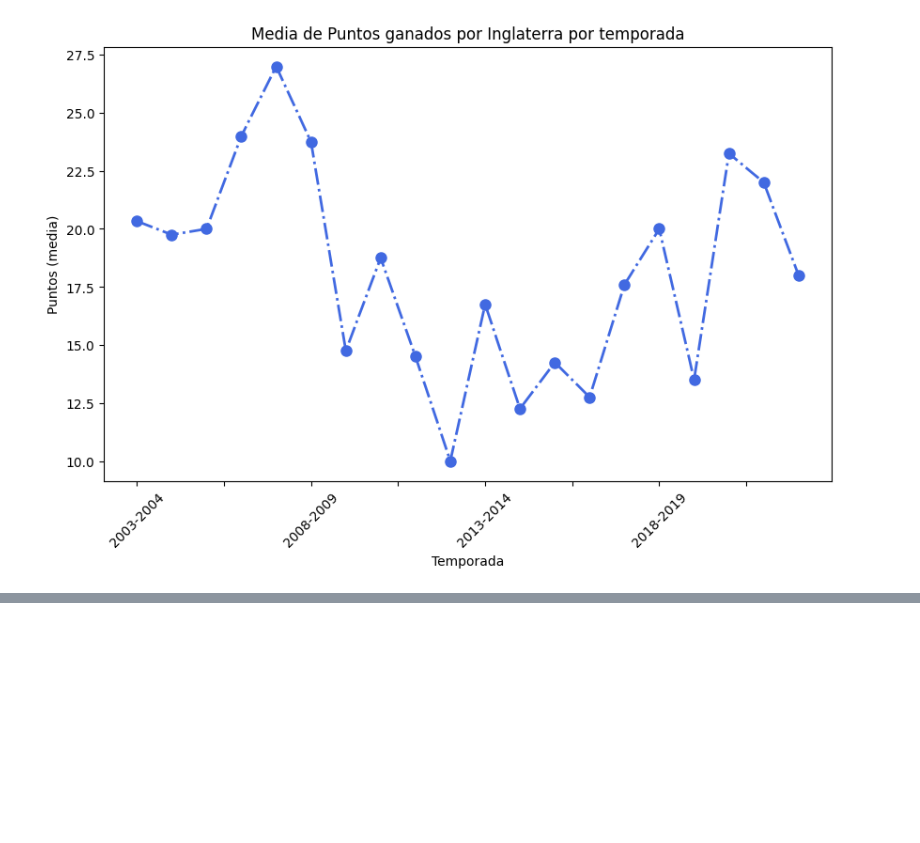
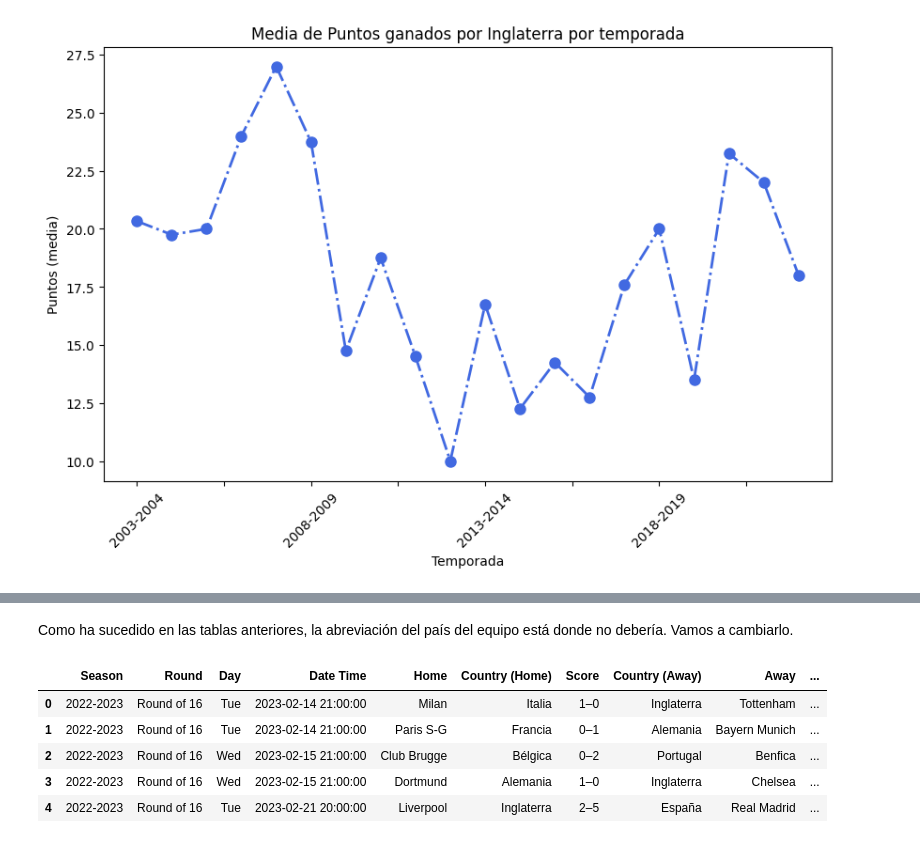
Before and after one commit to lauralardies/uefa_analisis, a Jupyter notebook: UEFA/analisis/limpieza.ipynb, the cells around one changed output, grey strips where cells are left out. Cells and saved outputs as stored; diff of their text form; code cells hidden in the pictures; blank space fills up the shorter version.

```diff
--- a/UEFA/analisis/limpieza.ipynb
+++ b/UEFA/analisis/limpieza.ipynb
@@ -492,0 +597,41 @@ plt.show()
+# %% [markdown]
+Como ha sucedido en las tablas anteriores, la abreviación del país del equipo está donde no debería. Vamos a cambiarlo.
+# %%
+# Donde almacenaremos los paises para agregar al dataframe como nueva columna
+paises_home = []
+paises_away = []
+
+# Iteramos sobre la columna 'Home'
+for i, equipo in enumerate(partidos['Home']):
+    # Iteramos sobre el diccionario de paises
+    for key, value in paises_dict.items():
+        # Si el nombre del equipo comienza o termina con el valor del diccionario, pero primero verificamos que sea un string
+        if (equipo.startswith(value) or equipo.endswith(value)):
+            partidos.loc[i, 'Home'] = equipo.replace(value, '')
+            paises_home.append(key)
+            break
+
+# Iteramos sobre la columna 'Away'
+for i, equipo in enumerate(partidos['Away']):
+    # Iteramos sobre el diccionario de paises
+    for key, value in paises_dict.items():
+        # Si el nombre del equipo comienza o termina con el valor del diccionario, pero primero verificamos que sea un string
+        if (equipo.startswith(value) or equipo.endswith(value)):
+            partidos.loc[i, 'Away'] = equipo.replace(value, '')
+            paises_away.append(key)
+            break
+
+# Agregamos la columna 'Country (Home)' al dataframe en la posición 5
+partidos.insert(5, 'Country (Home)', paises_home)
+# Agregamos la columna 'Country (Away)' al dataframe en la posición 7
+partidos.insert(7, 'Country (Away)', paises_away)
+
+# Nos aseguramos de que se haya agregado correctamente
+partidos.head()
+# %% [output]
+|  | Season | Round | Day | Date Time | Home | Country (Home) | Score | Country (Away) | Away | ... |
+| 0 | 2022-2023 | Round of 16 | Tue | 2023-02-14 21:00:00 | Milan | Italia | 1–0 | Inglaterra | Tottenham | ... |
+| 1 | 2022-2023 | Round of 16 | Tue | 2023-02-14 21:00:00 | Paris S-G | Francia | 0–1 | Alemania | Bayern Munich | ... |
+| 2 | 2022-2023 | Round of 16 | Wed | 2023-02-15 21:00:00 | Club Brugge | Bélgica | 0–2 | Portugal | Benfica | ... |
+| 3 | 2022-2023 | Round of 16 | Wed | 2023-02-15 21:00:00 | Dortmund | Alemania | 1–0 | Inglaterra | Chelsea | ... |
+| 4 | 2022-2023 | Round of 16 | Tue | 2023-02-21 20:00:00 | Liverpool | Inglaterra | 2–5 | España | Real Madrid | ... |
```
Also changed, not shown: parts of 7 cells of this notebook.
